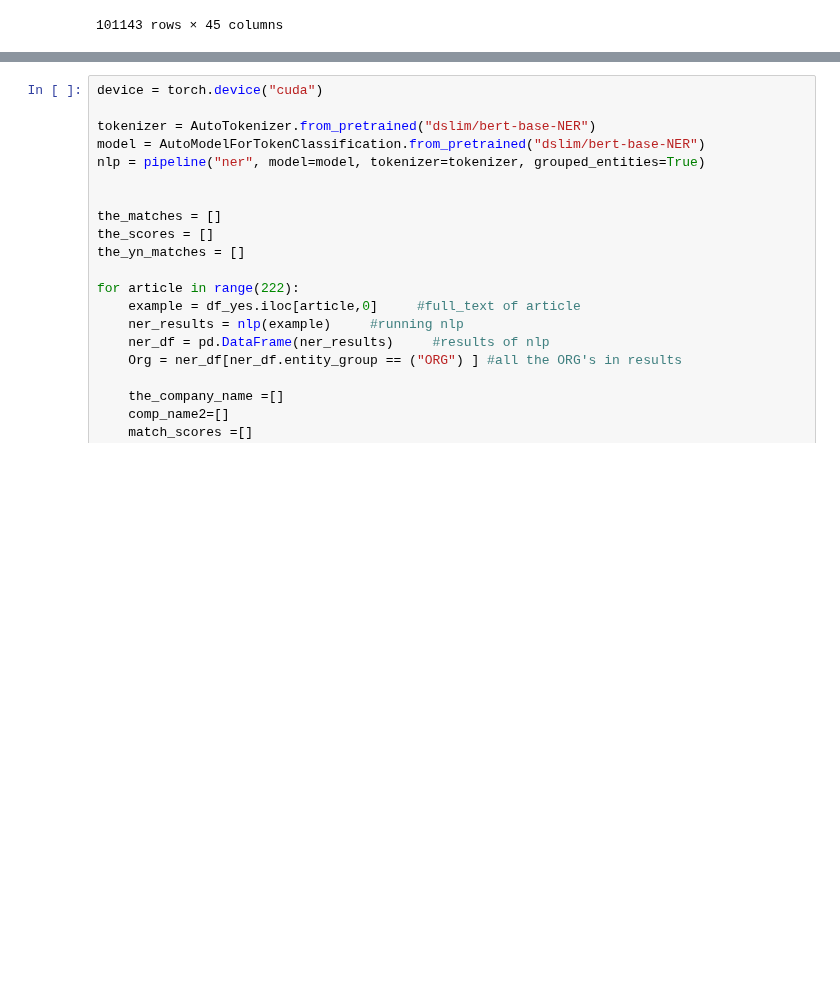
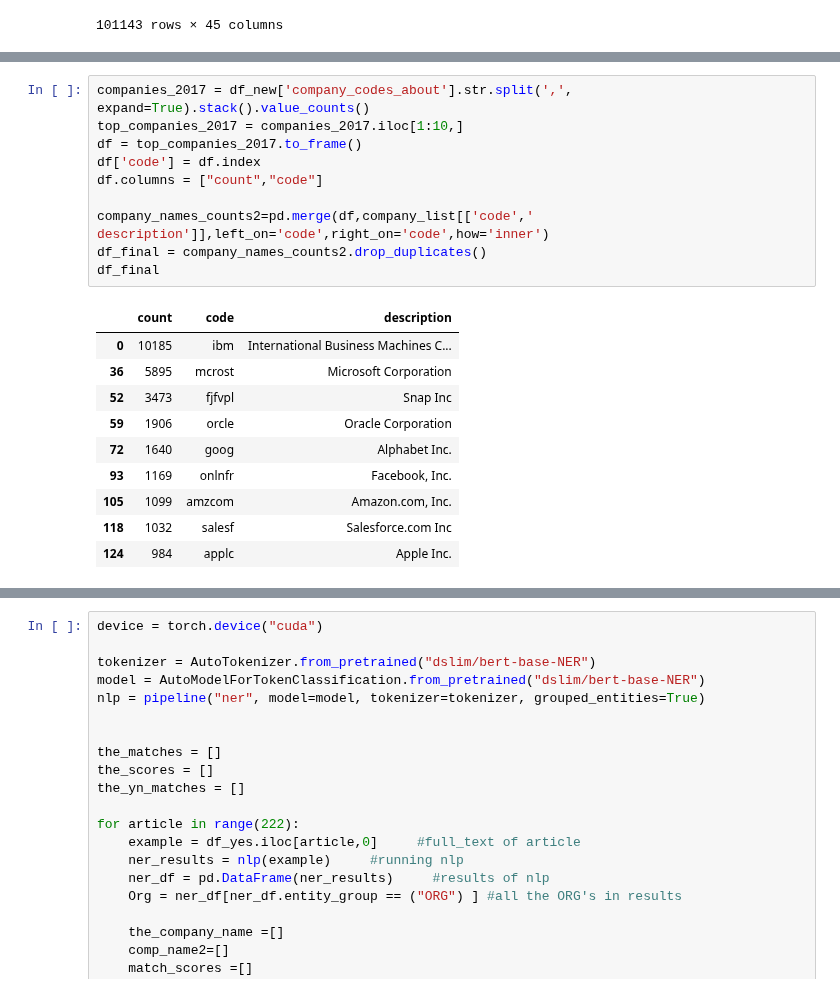
Before and after one commit to DSPG-Young-Scholars-Program/dspg21binn, a Jupyter notebook: src/classification/akilesh/07-15-21_NER.ipynb, the cells around one changed output, grey strips where cells are left out. Saved outputs shown, nothing was run; the diff lists cells and outputs as text; blank space fills up the shorter version.

```diff
--- a/src/classification/akilesh/07-15-21_NER.ipynb
+++ b/src/classification/akilesh/07-15-21_NER.ipynb
@@ -73,0 +70,21 @@ Counter({'NewsRX, LLC': 29018,
+# %%
+companies_2017 = df_new['company_codes_about'].str.split(',', expand=True).stack().value_counts()
+top_companies_2017 = companies_2017.iloc[1:10,]
+df = top_companies_2017.to_frame()
+df['code'] = df.index
+df.columns = ["count","code"]
+
+company_names_counts2=pd.merge(df,company_list[['code',' description']],left_on='code',right_on='code',how='inner')
+df_final = company_names_counts2.drop_duplicates()
+df_final
+# %% [output]
+|  | count | code | description |
+| 0 | 10185 | ibm | International Business Machines C... |
+| 36 | 5895 | mcrost | Microsoft Corporation |
+| 52 | 3473 | fjfvpl | Snap Inc |
+| 59 | 1906 | orcle | Oracle Corporation |
+| 72 | 1640 | goog | Alphabet Inc. |
+| 93 | 1169 | onlnfr | Facebook, Inc. |
+| 105 | 1099 | amzcom | Amazon.com, Inc. |
+| 118 | 1032 | salesf | Salesforce.com Inc |
+| 124 | 984 | applc | Apple Inc. |
```
Also changed, not shown: parts of 7 cells of this notebook, 5 other files.
